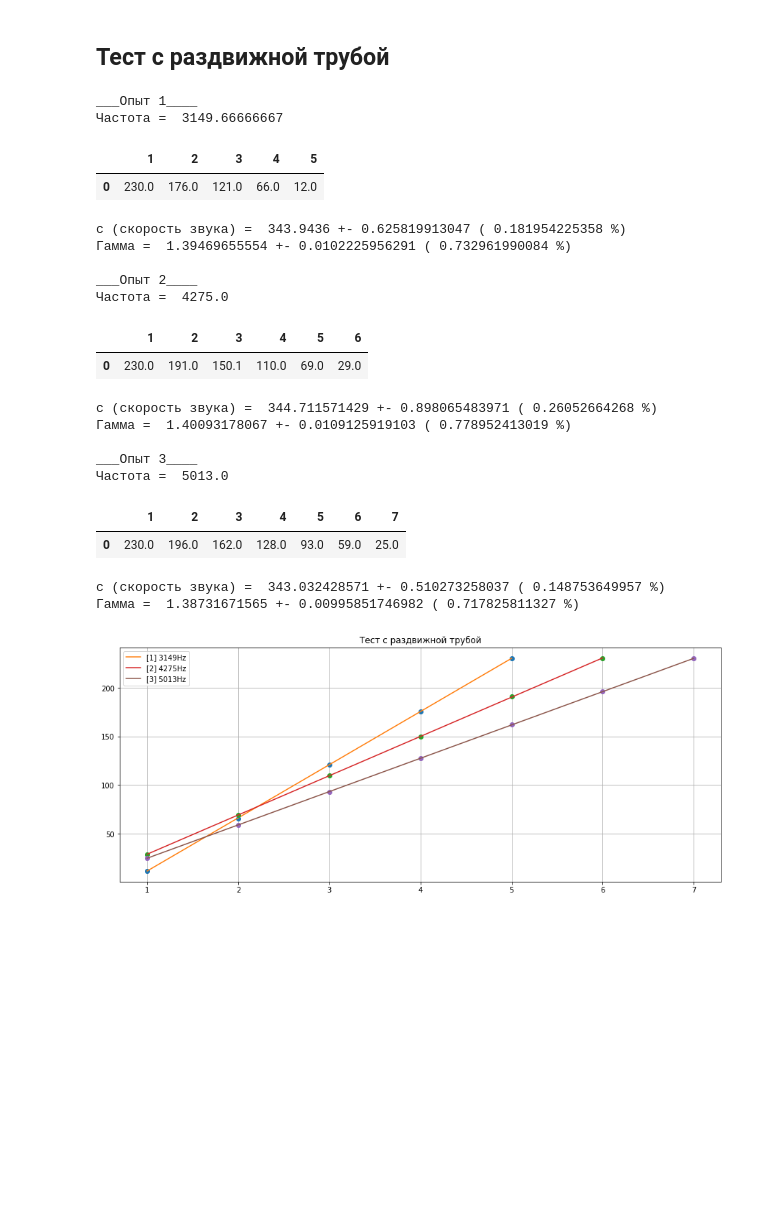
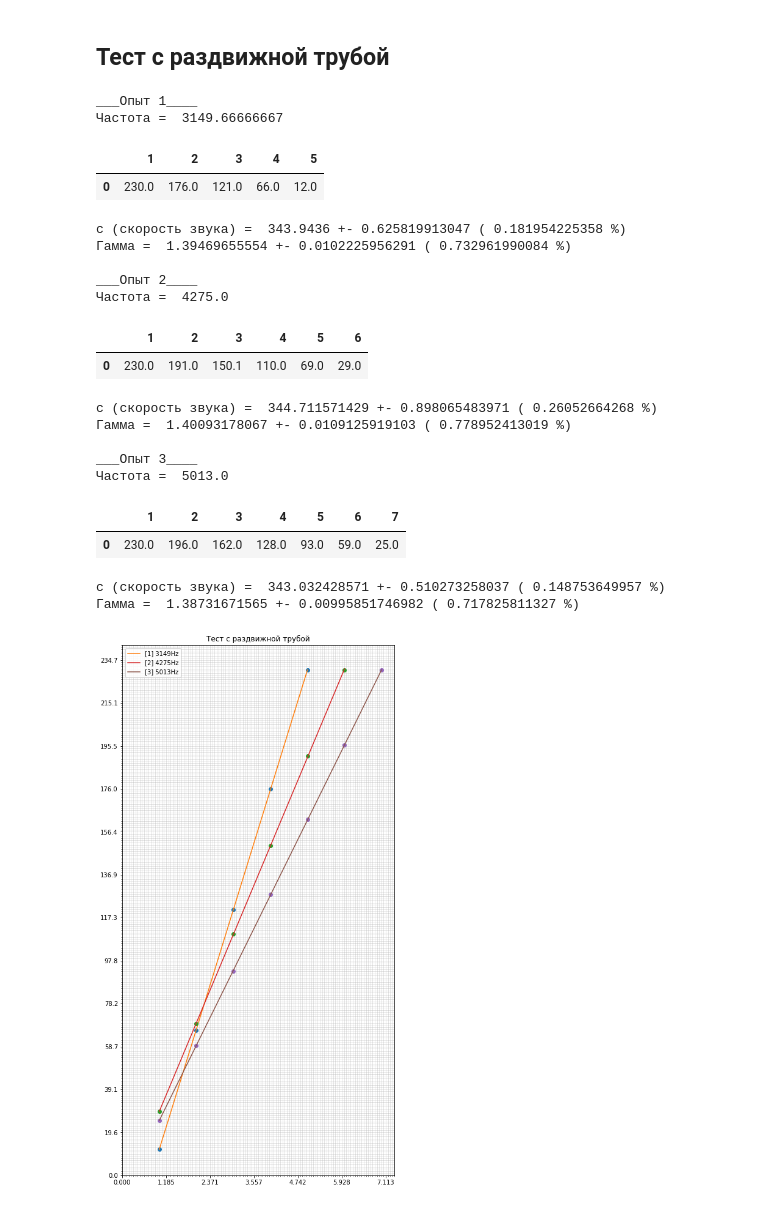
Before and after one commit to shevkunov/workout, a Jupyter notebook: labs/2.1.3.ipynb, the cells around one changed output. Saved outputs shown, nothing was run; the diff lists cells and outputs as text; code cells hidden in the pictures; blank space fills up the shorter version.

```diff
--- a/labs/2.1.3.ipynb
+++ b/labs/2.1.3.ipynb
@@ -70,8 +99,13 @@ def doall(a, temp):
 # %%
-plt.figure(figsize=(15, 6))
+ct = []
+test_id = 1
+plt_lab_figure(8, 2094)
 doall(np.array([257, 496, 746, 988, 1228, 1480, 1722, 1978]), 22)
 doall(np.array([266.7, 510.7, 760, 1014.3, 1267, 1521, 1773, 2038]), 40)
 doall(np.array([269.7, 519.5, 774.3, 1034, 1296, 1545, 1804, 2062]), 50)
 doall(np.array([277, 527.6, 786, 1050, 1310, 1566, 1830, 2094]), 60)
-plt.grid()
+plt.legend()
+plt.title("Тест с нагреваемой трубой")
+plt.savefig("2.1.3_1_a.png", papertype="a4", format="png", bbox_inches=0)
+plt.show()
 # %% [output]
@@ -93,0 +128,13 @@ gamma =  1.38738661134 +- 0.00503702429422 ( 0.363058447664 %)
+# %%
+ct = np.array(ct)
+print(ct)
+print(ct[:, 1])
+plt.figure(figsize=(14, 7))
+plt.scatter(np.log(ct[:,1]), np.log(ct[:,0] + 273))
+k,t = np.polyfit(np.log(ct[:,1]), np.log(ct[:,0] + 273), deg=1)
+grid = np.linspace(np.log(ct[:,1]).min(), np.log(ct[:,1]).max(), 1000)
+plt.plot(grid, grid*k + t, color="red")
+plt.grid()
+#plt.xlim(xmin=0, xmax=grid[-1]*1.05)
+#plt.ylim(ymin=0, ymax=k*grid[-1]*1.05 + t)
+plt.show()
@@ -130,34 +186,36 @@ def do2(freq, a):
     plt.plot(b, a, 'o')
     plt.plot(b, k * b + t, label="[" + str(test_id) + "] " + str(int(freq.mean())) + "Hz")
 
-plt.figure(figsize=(15, 6))
-
+plt_lab_figure(7, 230)
 do2(np.array([3153, 3149, 3147]), np.array([23, 17.6, 12.1, 6.6, 1.2]) * 10)
 do2(np.array([4278, 4274, 4273]), np.array([23, 19.1, 15.01, 11, 6.9, 2.9]) * 10)
 do2(np.array([5017, 5012, 5010]), np.array([23, 19.6, 16.2, 12.8, 9.3, 5.9, 2.5])* 10)
+
 plt.title("Тест с раздвижной трубой")
 plt.grid()
 plt.legend()
+plt.savefig("2.1.3_2_a.png", papertype="a4", format="png", bbox_inches=0)
 plt.show()
+!convert 2.1.3_2_a.png 2.1.3_2_a.pdf
 # %% [output]
 ___Опыт 1____
 Частота =  3149.66666667
 |  | 1 | 2 | 3 | 4 | 5 |
 | 0 | 230.0 | 176.0 | 121.0 | 66.0 | 12.0 |
 c (скорость звука) =  343.9436 +- 0.625819913047 ( 0.181954225358 %)
 Гамма =  1.39469655554 +- 0.0102225956291 ( 0.732961990084 %)
 
 ___Опыт 2____
 Частота =  4275.0
 |  | 1 | 2 | 3 | 4 | 5 | 6 |
 | 0 | 230.0 | 191.0 | 150.1 | 110.0 | 69.0 | 29.0 |
 c (скорость звука) =  344.711571429 +- 0.898065483971 ( 0.26052664268 %)
 Гамма =  1.40093178067 +- 0.0109125919103 ( 0.778952413019 %)
 
 ___Опыт 3____
 Частота =  5013.0
 |  | 1 | 2 | 3 | 4 | 5 | 6 | 7 |
 | 0 | 230.0 | 196.0 | 162.0 | 128.0 | 93.0 | 59.0 | 25.0 |
 c (скорость звука) =  343.032428571 +- 0.510273258037 ( 0.148753649957 %)
 Гамма =  1.38731671565 +- 0.00995851746982 ( 0.717825811327 %)
-[figure, old version]
+[figure, new version]
```
Also changed, not shown: parts of 5 cells of this notebook, 1 other file.
